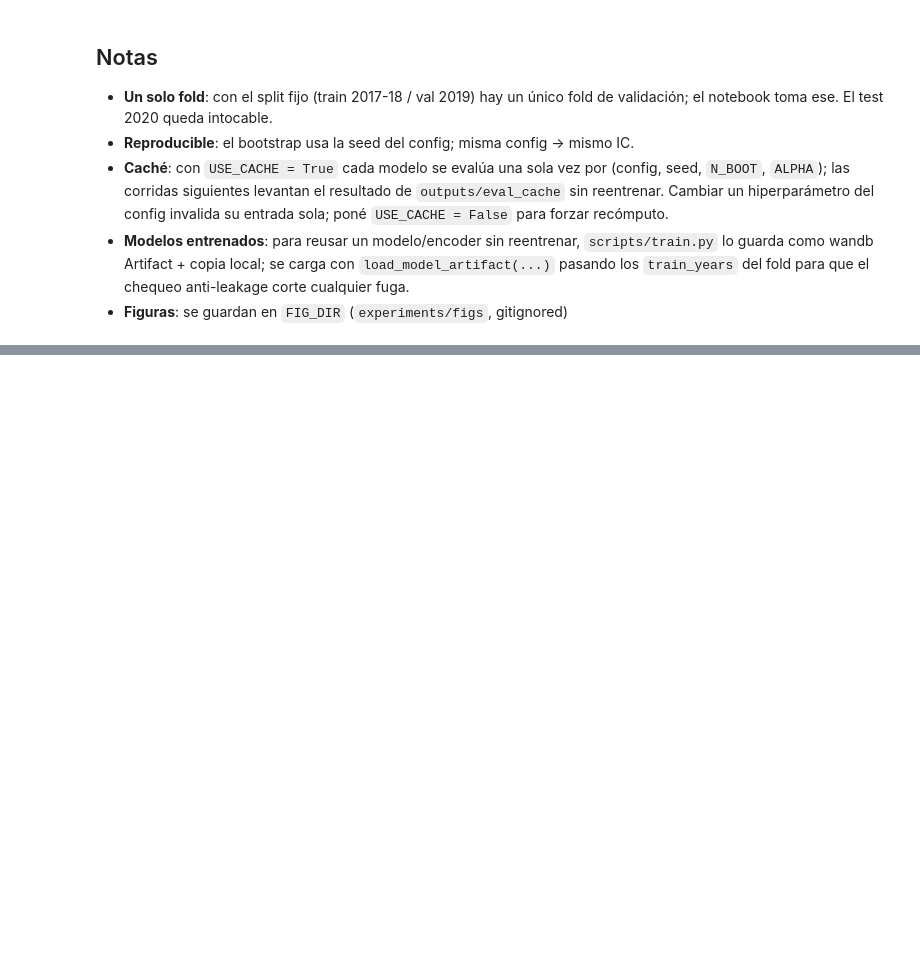
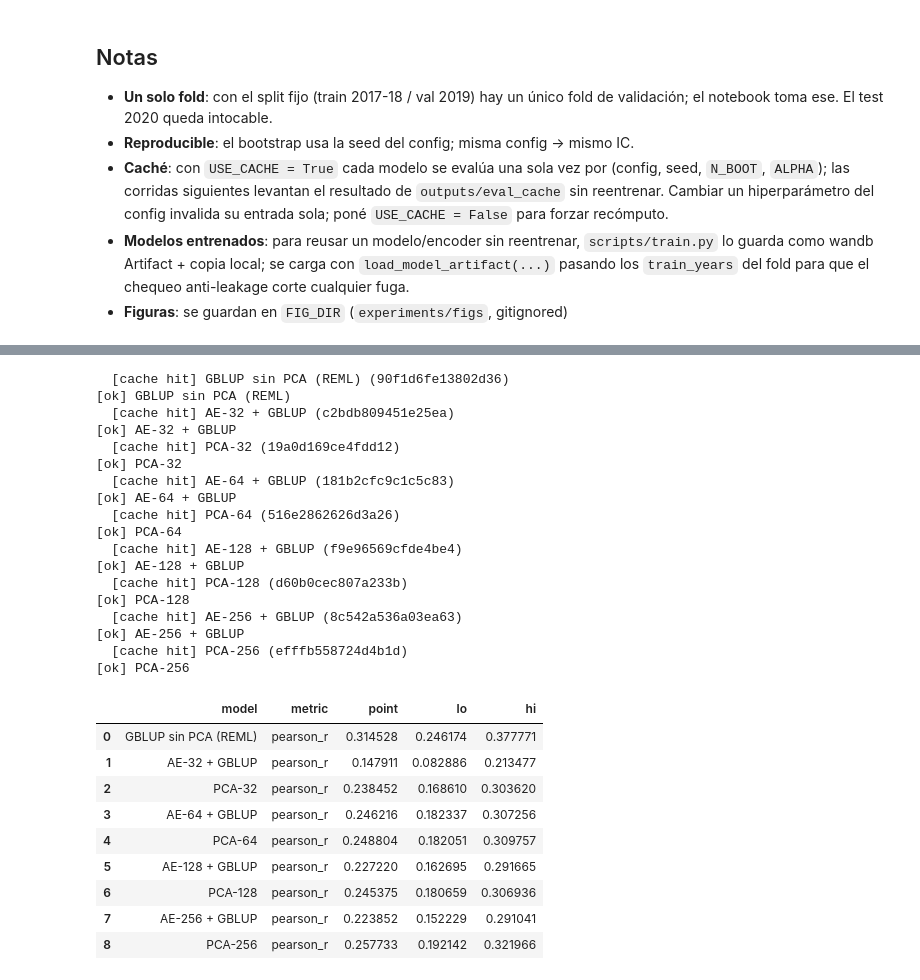
Before and after one commit to octavioromagnoli/maze-genomic-pred, a Jupyter notebook: notebooks/comparar_modelos_ci.ipynb, the cells around one changed output, grey strips where cells are left out. Saved outputs shown, nothing was run; the diff lists cells and outputs as text; code cells hidden in the pictures; blank space fills up the shorter version.

```diff
--- a/notebooks/comparar_modelos_ci.ipynb
+++ b/notebooks/comparar_modelos_ci.ipynb
@@ -295,0 +362,48 @@ plt.show()
+# %%
+# Para cada dim agregamos el AE (no lineal) y PCA de la MISMA dimensión (lineal),
+# además del baseline GBLUP sin compresión. Todo sobre el split fijo train 2017+2018
+# -> val 2019, con IC95% por bootstrap cluster a nivel línea (evaluate_model + caché).
+DIM_CONFIGS = {"GBLUP sin PCA (REML)": GBLUP_BASE}
+for dim in AE_SWEEPS:
+    DIM_CONFIGS[f"AE-{dim} + GBLUP"] = AE_CONFIGS[f"AE-{dim} + GBLUP"]
+    cfg_pca = load_config(PCA_BASE); set_nested(cfg_pca, DIM_KEY, dim)
+    DIM_CONFIGS[f"PCA-{dim}"] = cfg_pca
+
+dim_rows, dim_samples = [], {}
+for name, cfg in DIM_CONFIGS.items():
+    r, s = evaluate_model(name, cfg)
+    dim_rows.extend(r); dim_samples[name] = s
+    print(f"[ok] {name}")
+
+dim_df = pd.DataFrame(dim_rows)
+# Vista de portada: Pearson (predicho-observado) por modelo, con su IC95%.
+dim_df[dim_df.metric == "pearson_r"].reset_index(drop=True)
+# %% [output]
+  [cache hit] GBLUP sin PCA (REML) (90f1d6fe13802d36)
+[ok] GBLUP sin PCA (REML)
+  [cache hit] AE-32 + GBLUP (c2bdb809451e25ea)
+[ok] AE-32 + GBLUP
+  [cache hit] PCA-32 (19a0d169ce4fdd12)
+[ok] PCA-32
+  [cache hit] AE-64 + GBLUP (181b2cfc9c1c5c83)
+[ok] AE-64 + GBLUP
+  [cache hit] PCA-64 (516e2862626d3a26)
+[ok] PCA-64
+  [cache hit] AE-128 + GBLUP (f9e96569cfde4be4)
+[ok] AE-128 + GBLUP
+  [cache hit] PCA-128 (d60b0cec807a233b)
+[ok] PCA-128
+  [cache hit] AE-256 + GBLUP (8c542a536a03ea63)
+[ok] AE-256 + GBLUP
+  [cache hit] PCA-256 (efffb558724d4b1d)
+[ok] PCA-256
+|  | model | metric | point | lo | hi |
+| 0 | GBLUP sin PCA (REML) | pearson_r | 0.314528 | 0.246174 | 0.377771 |
+| 1 | AE-32 + GBLUP | pearson_r | 0.147911 | 0.082886 | 0.213477 |
+| 2 | PCA-32 | pearson_r | 0.238452 | 0.168610 | 0.303620 |
+| 3 | AE-64 + GBLUP | pearson_r | 0.246216 | 0.182337 | 0.307256 |
+| 4 | PCA-64 | pearson_r | 0.248804 | 0.182051 | 0.309757 |
+| 5 | AE-128 + GBLUP | pearson_r | 0.227220 | 0.162695 | 0.291665 |
+| 6 | PCA-128 | pearson_r | 0.245375 | 0.180659 | 0.306936 |
+| 7 | AE-256 + GBLUP | pearson_r | 0.223852 | 0.152229 | 0.291041 |
+| 8 | PCA-256 | pearson_r | 0.257733 | 0.192142 | 0.321966 |
```
Also changed, not shown: parts of 7 cells of this notebook, 9 other files.
